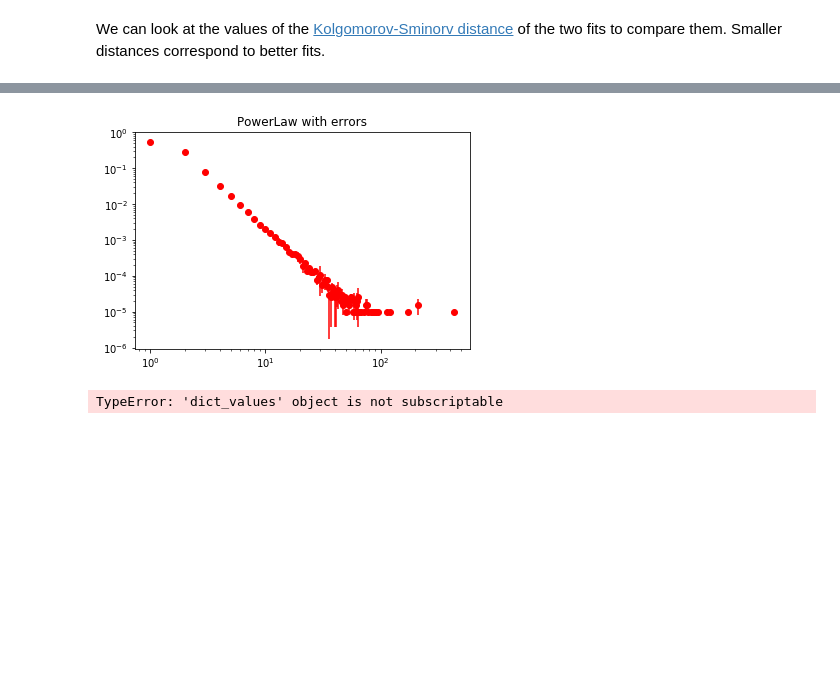
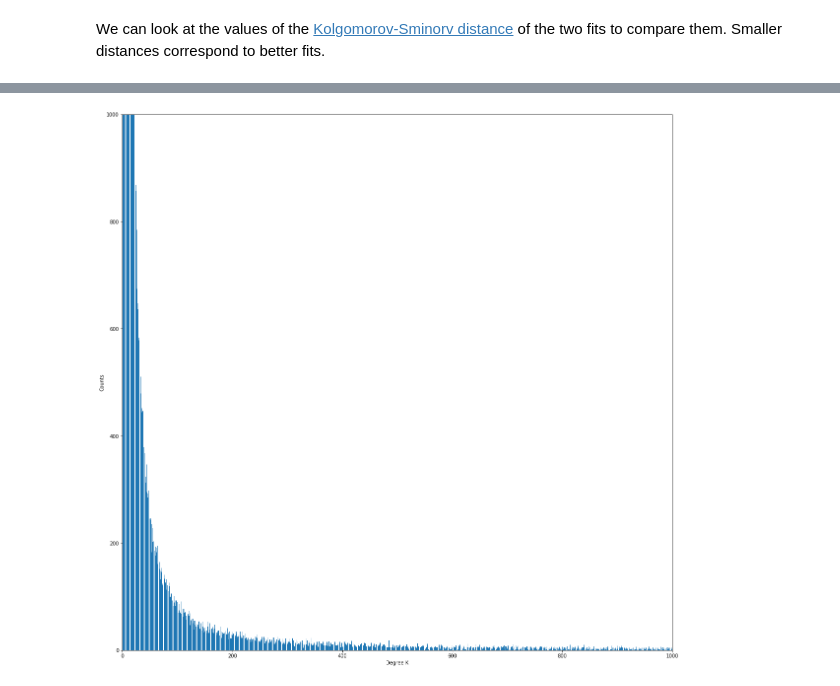
Before and after one commit to alessandrotofani/Fake-news, a Jupyter notebook: Analisi 1/Power_Law_Analysis.ipynb, the cells around one changed output, grey strips where cells are left out. Saved outputs shown, nothing was run; the diff lists cells and outputs as text; code cells hidden in the pictures; blank space fills up the shorter version.

```diff
--- a/Analisi 1/Power_Law_Analysis.ipynb
+++ b/Analisi 1/Power_Law_Analysis.ipynb
@@ -257,26 +278,25 @@ for i in range (len(x['File0'])):
-# %%
-y_std = []
-
-for i in range(len(y['File0'])):
-    temp = 0
-    for j in range (len(all_files)):
-        temp += (y['File'+str(j)][i] - y_mean[i])**2
-    y_std.append(np.sqrt(temp/(len(all_files)-1)))
-# %%
-plt.yscale('log')
-plt.xscale('log')
-plt.errorbar(x_mean, y_mean, xerr=0, yerr=y_std,fmt='ro')
-plt.title("PowerLaw with errors")
-plt.show()
-# %% [output]
-[figure, removed]
-# %%
-deg_mean = []
-
-for i in range (len(G[0])):
-    temp = 0
-    for j in range(len(all_files)):
-        temp += int(deg[j][i])
-    deg_mean.append(temp/len(all_files))
-# %% [output]
-TypeError: 'dict_values' object is not subscriptable
+# %%
+sum_all = Counter()
+
+for i in range (len(G)):
+    sum_all += deg_distri[i]
+# %%
+x_final = []
+count_final = []
+y_final = []
+j = 0
+
+for i in sorted(sum_all):
+    x_final.append(i)
+    count_final.append(sum_all[i])
+    y_final.append(sum_all[i]/len(G[0]))
+# %%
+plt.figure(figsize=(20,20))
+plt.bar(x_final,count_final,align='center') # A bar chart
+plt.xlabel('Degree K')
+plt.ylabel('Counts')
+plt.xlim(xmin=0, xmax = 1000)
+plt.ylim(ymin=0, ymax = 1000)
+plt.show()
+# %% [output]
+[figure, added]
```
Also changed, not shown: parts of 24 cells of this notebook.
